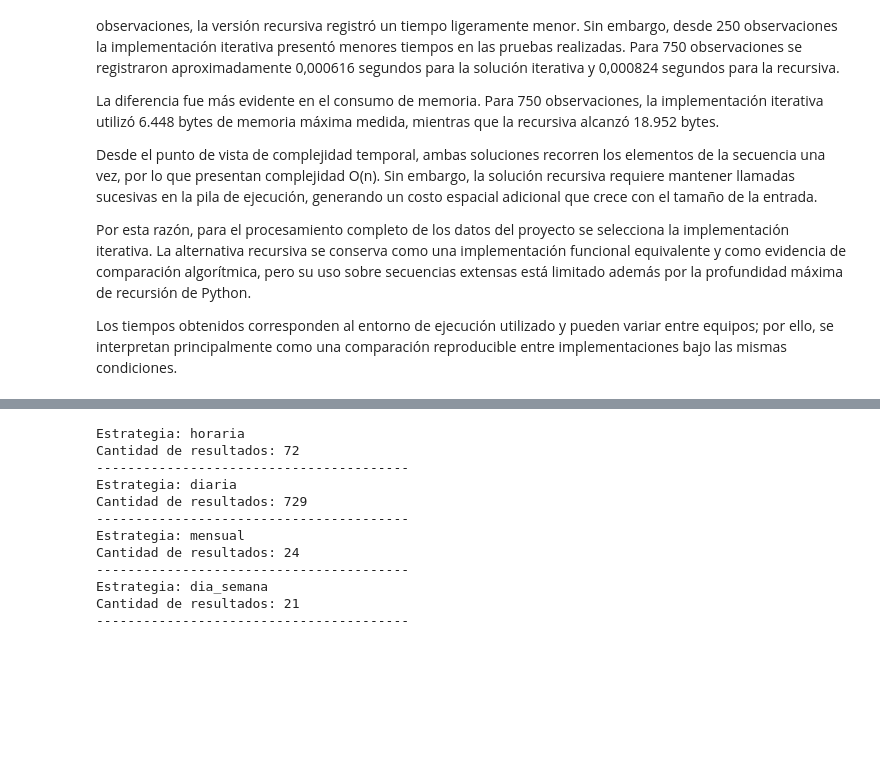
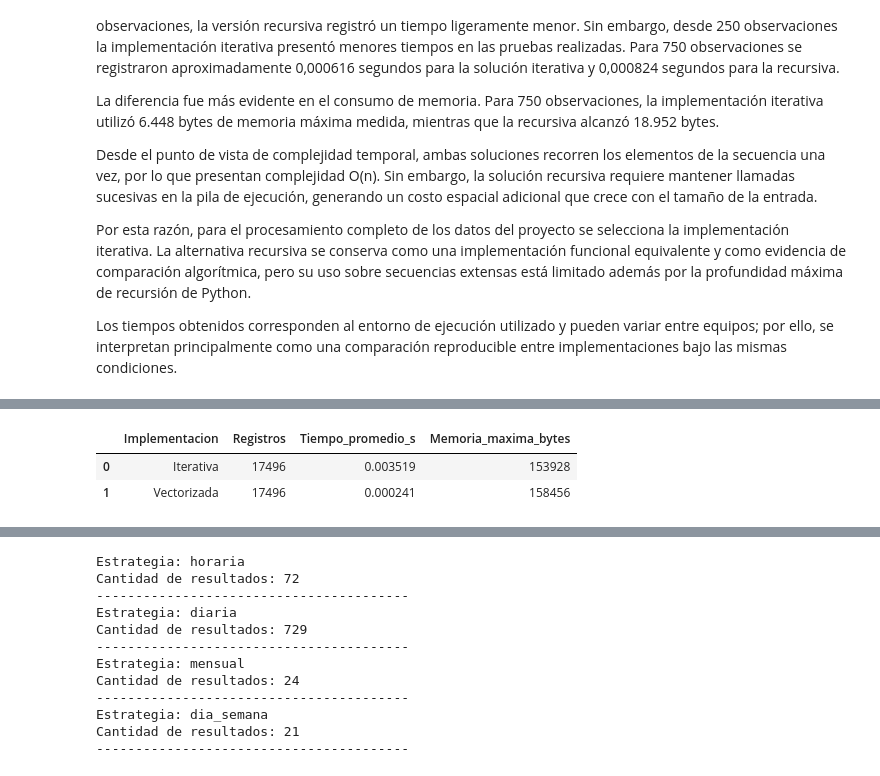
Before and after one commit to vedurancisterna-alt/Grupo-2-Sumativa-1-, a Jupyter notebook: F3/F3_nucleo_algoritmico.ipynb, the cells around one changed output, grey strips where cells are left out. Cells and saved outputs as stored; diff of their text form; code cells hidden in the pictures; blank space fills up the shorter version.

Commit message:
feat: incorpora benchmark completo y mejoras de retroalimentacion F3

```diff
--- a/F3/F3_nucleo_algoritmico.ipynb
+++ b/F3/F3_nucleo_algoritmico.ipynb
@@ -362,0 +354,90 @@ Este diseño permite incorporar nuevas formas de agregación mediante nuevas est
+# %%
+import timeit
+import tracemalloc
+import pandas as pd
+
+
+def detectar_ceros_iterativo(df):
+    """Identifica registros con generación igual a 0 MWh mediante iteración."""
+    resultado = []
+
+    for valor in df["Generacion_MWh"]:
+        resultado.append(valor == 0)
+
+    return resultado
+
+
+def detectar_ceros_vectorizado(df):
+    """Identifica registros con generación igual a 0 MWh mediante pandas."""
+    return df["Generacion_MWh"].eq(0).tolist()
+
+
+# Dataset completo de F2
+datos_benchmark = datos_finales.copy()
+
+print("Registros evaluados:", len(datos_benchmark))
+
+
+# 1. Verificación de equivalencia funcional
+resultado_iterativo = detectar_ceros_iterativo(datos_benchmark)
+resultado_vectorizado = detectar_ceros_vectorizado(datos_benchmark)
+
+assert resultado_iterativo == resultado_vectorizado
+
+print("Equivalencia funcional: OK")
+print("Registros con 0 MWh:", sum(resultado_iterativo))
+
+
+# 2. Medición de tiempo
+repeticiones = 100
+
+tiempo_iterativo = timeit.timeit(
+    lambda: detectar_ceros_iterativo(datos_benchmark),
+    number=repeticiones
+) / repeticiones
+
+tiempo_vectorizado = timeit.timeit(
+    lambda: detectar_ceros_vectorizado(datos_benchmark),
+    number=repeticiones
+) / repeticiones
+
+
+# 3. Medición de memoria
+def medir_memoria(funcion, datos):
+    tracemalloc.start()
+
+    funcion(datos)
+
+    _, memoria_maxima = tracemalloc.get_traced_memory()
+    tracemalloc.stop()
+
+    return memoria_maxima
+
+
+memoria_iterativa = medir_memoria(
+    detectar_ceros_iterativo,
+    datos_benchmark
+)
+
+memoria_vectorizada = medir_memoria(
+    detectar_ceros_vectorizado,
+    datos_benchmark
+)
+
+
+# 4. Resumen
+comparacion_completa = pd.DataFrame({
+    "Implementacion": ["Iterativa", "Vectorizada"],
+    "Registros": [len(datos_benchmark)] * 2,
+    "Tiempo_promedio_s": [
+        tiempo_iterativo,
+        tiempo_vectorizado
+    ],
+    "Memoria_maxima_bytes": [
+        memoria_iterativa,
+        memoria_vectorizada
+    ]
+})
+
+comparacion_completa
+# %% [output]
@@ -362,0 +447,3 @@ Este diseño permite incorporar nuevas formas de agregación mediante nuevas est
+|  | Implementacion | Registros | Tiempo_promedio_s | Memoria_maxima_bytes |
+| 0 | Iterativa | 17496 | 0.003519 | 153928 |
+| 1 | Vectorizada | 17496 | 0.000241 | 158456 |
```
Also changed, not shown: parts of 12 cells of this notebook.
